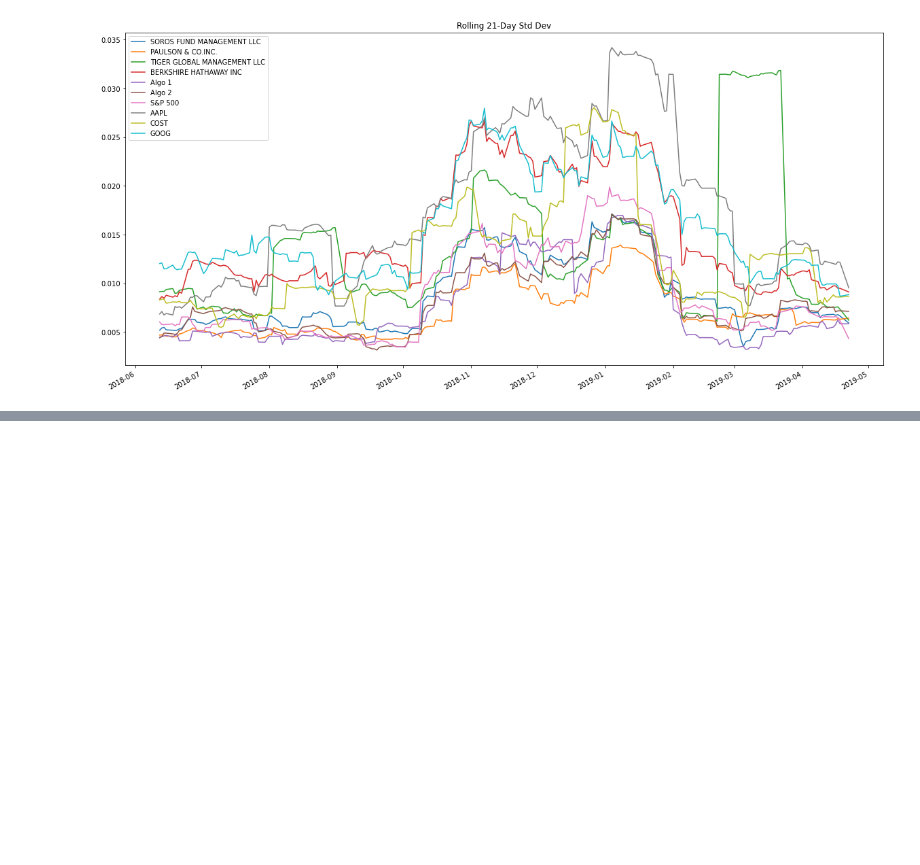
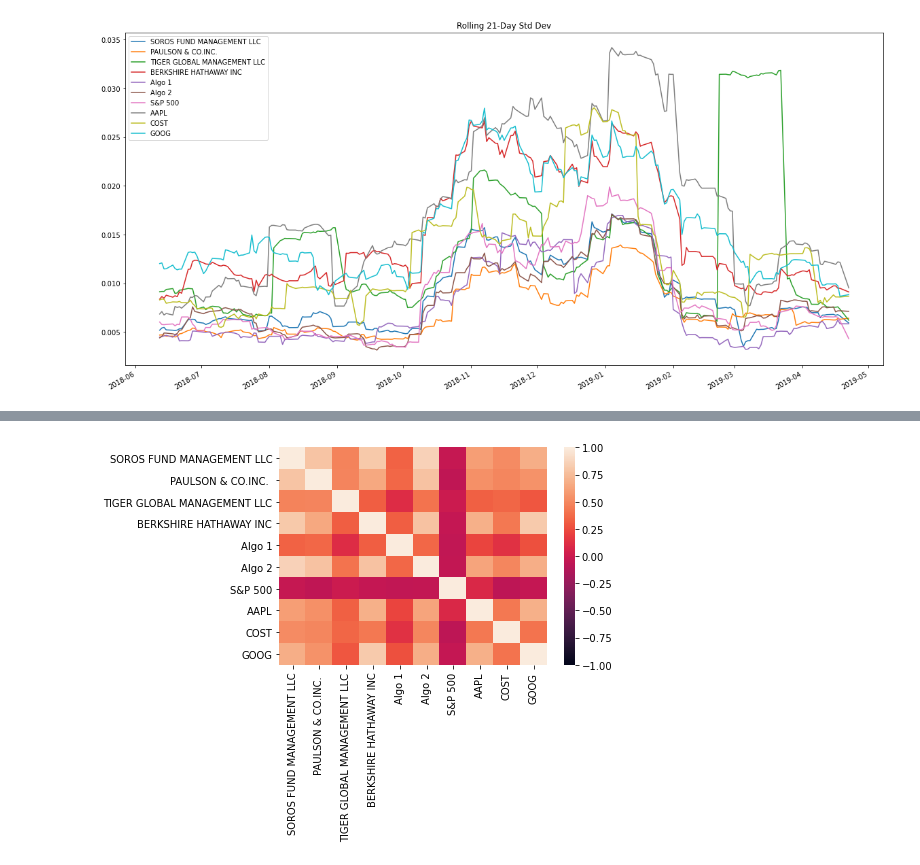
Before and after one commit to pclaypoole/Portfolio, a Jupyter notebook: WhaleAnalysis.ipynb, the cells around one changed output, grey strips where cells are left out. Drawn from its saved outputs; the diff is of its cells as text; code cells hidden in the pictures; blank space fills up the shorter version.

```diff
--- a/WhaleAnalysis.ipynb
+++ b/WhaleAnalysis.ipynb
@@ -468,0 +581,6 @@ rolling_combined_std = rolling_combined_std.plot(figsize=(20,10), title="Rolling
+# %%
+#Correlation analysis
+correlation = combined_df.corr()
+sns.heatmap(correlation, vmin=-1, vmax=1)
+correlation
+# %% [output]
@@ -468,0 +598 @@ rolling_combined_std = rolling_combined_std.plot(figsize=(20,10), title="Rolling
+[figure, added]
```
Also changed, not shown: parts of 25 cells of this notebook.
